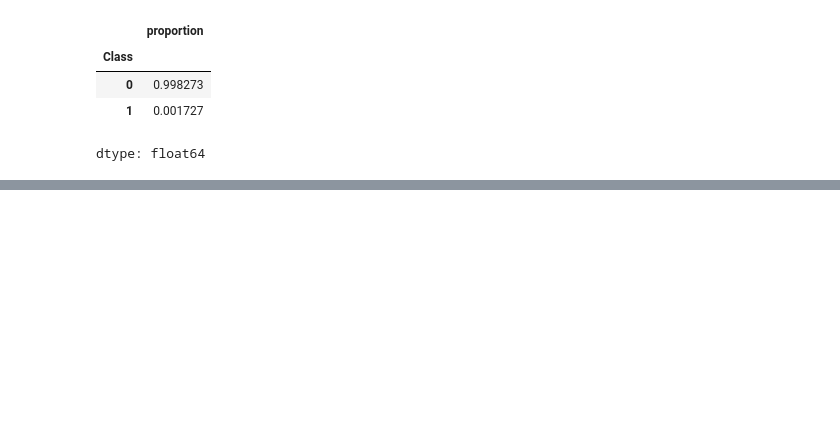
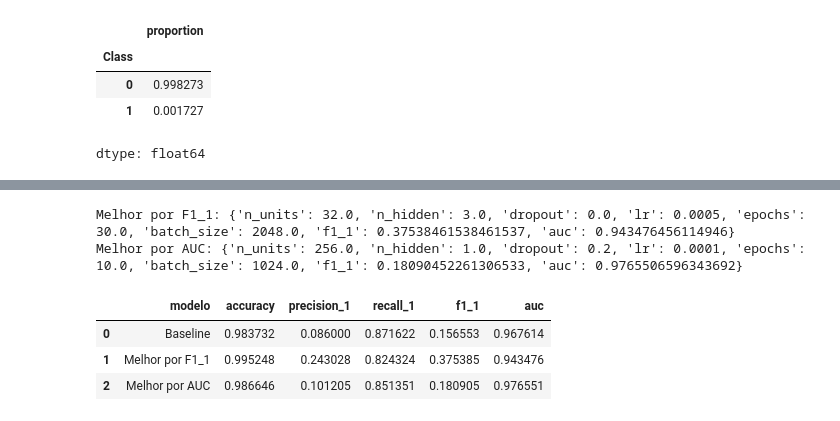
Before and after one commit to LucasG99/modelo-fraude, a Jupyter notebook: Cópia_de_Ponderada_02.ipynb, the cells around one changed output, grey strips where cells are left out. Drawn from its saved outputs; the diff is of its cells as text; code cells hidden in the pictures; blank space fills up the shorter version.

```diff
--- a/Cópia_de_Ponderada_02.ipynb
+++ b/Cópia_de_Ponderada_02.ipynb
@@ -281,0 +247,31 @@ No geral, percebi que **a rede menor foi a mais estável** e que ajustes simples
+# %%
+print("Melhor por F1_1:", best_f1_row[["n_units","n_hidden","dropout","lr","epochs","batch_size","f1_1","auc"]].to_dict())
+print("Melhor por AUC:", best_auc_row[["n_units","n_hidden","dropout","lr","epochs","batch_size","f1_1","auc"]].to_dict())
+
+baseline_row = pd.Series({"modelo":"Baseline", **baseline_result})
+best_f1_series = pd.Series({
+    "modelo":"Melhor por F1_1",
+    "accuracy": best_f1_row["accuracy"],
+    "precision_1": best_f1_row["precision_1"],
+    "recall_1": best_f1_row["recall_1"],
+    "f1_1": best_f1_row["f1_1"],
+    "auc": best_f1_row["auc"]
+})
+best_auc_series = pd.Series({
+    "modelo":"Melhor por AUC",
+    "accuracy": best_auc_row["accuracy"],
+    "precision_1": best_auc_row["precision_1"],
+    "recall_1": best_auc_row["recall_1"],
+    "f1_1": best_auc_row["f1_1"],
+    "auc": best_auc_row["auc"]
+})
+
+tabela_final = pd.DataFrame([baseline_row, best_f1_series, best_auc_series])
+tabela_final
+# %% [output]
+Melhor por F1_1: {'n_units': 32.0, 'n_hidden': 3.0, 'dropout': 0.0, 'lr': 0.0005, 'epochs': 30.0, 'batch_size': 2048.0, 'f1_1': 0.37538461538461537, 'auc': 0.943476456114946}
+Melhor por AUC: {'n_units': 256.0, 'n_hidden': 1.0, 'dropout': 0.2, 'lr': 0.0001, 'epochs': 10.0, 'batch_size': 1024.0, 'f1_1': 0.18090452261306533, 'auc': 0.9765506596343692}
+|  | modelo | accuracy | precision_1 | recall_1 | f1_1 | auc |
+| 0 | Baseline | 0.983732 | 0.086000 | 0.871622 | 0.156553 | 0.967614 |
+| 1 | Melhor por F1_1 | 0.995248 | 0.243028 | 0.824324 | 0.375385 | 0.943476 |
+| 2 | Melhor por AUC | 0.986646 | 0.101205 | 0.851351 | 0.180905 | 0.976551 |
```
Also changed, not shown: parts of 13 cells of this notebook.
